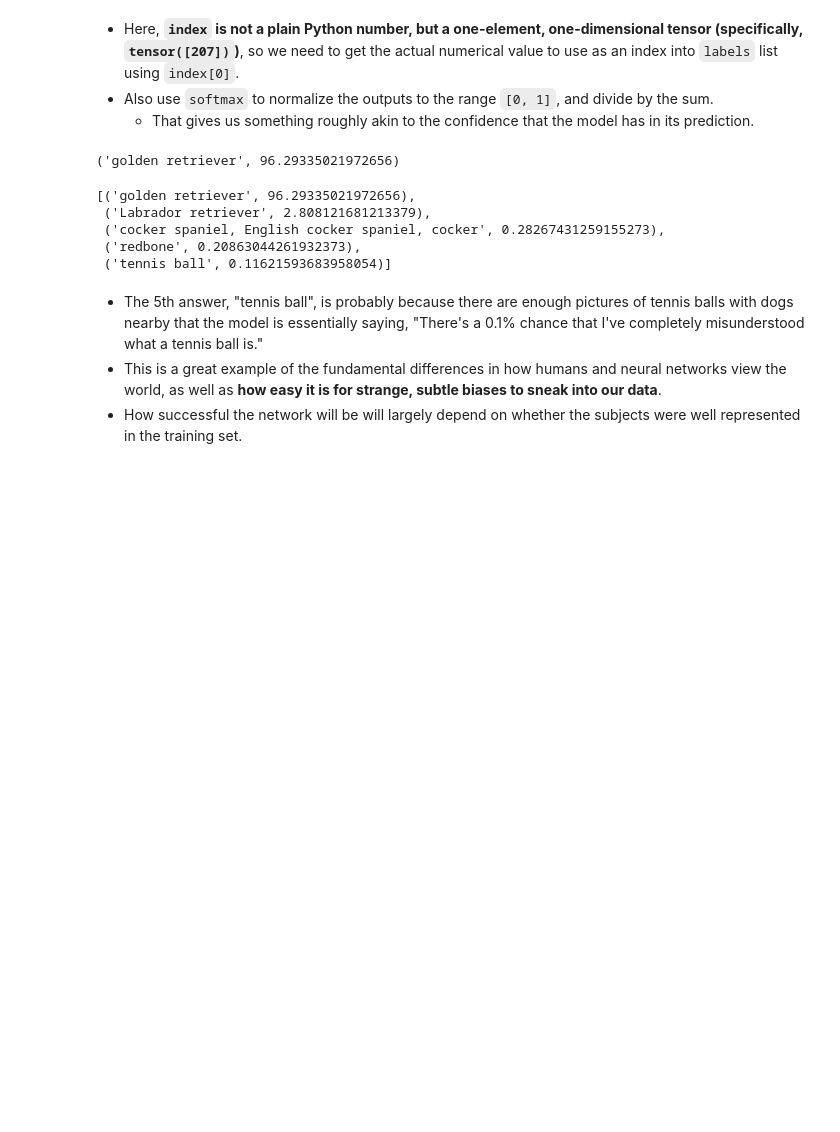
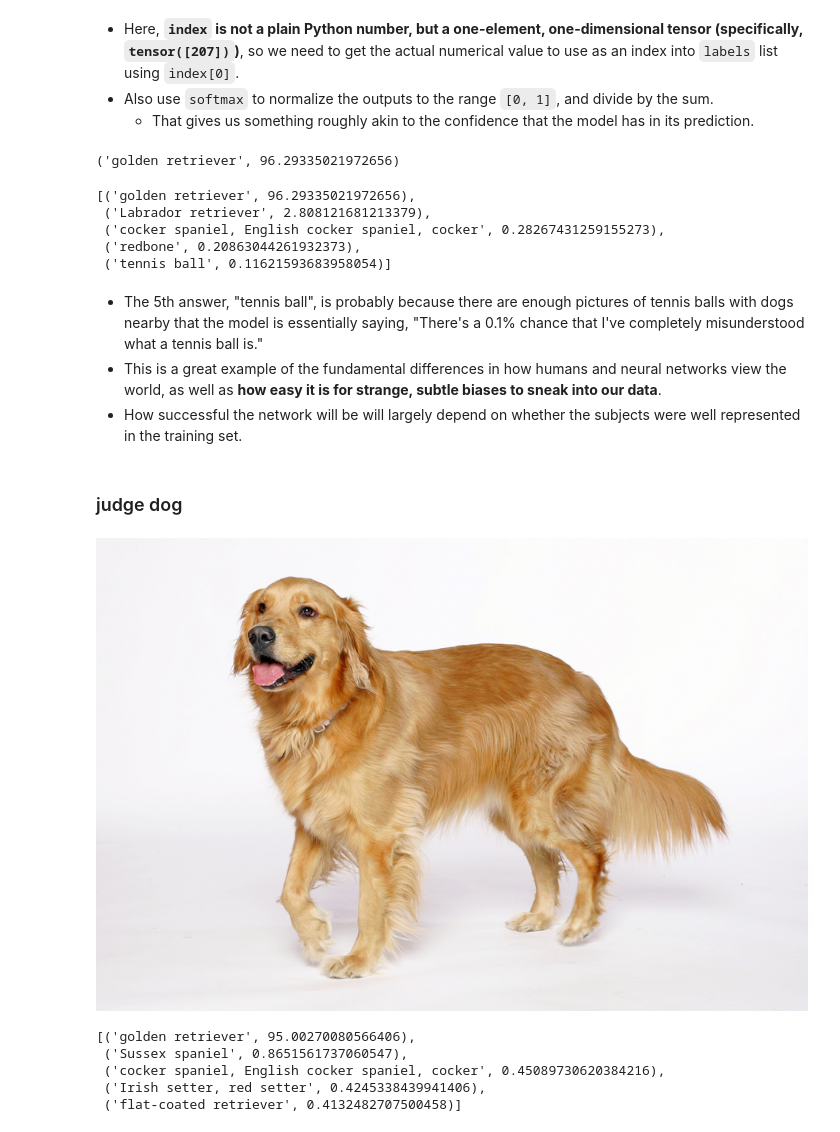
Before and after one commit to youngsend/DeepLearningAndCloud, a Jupyter notebook: Deep-Learning-with-PyTorch/Core-PyTorch/c2-1-a-pretrained-network-that-recognizes-the-subject-of-an-image.ipynb, the cells around one changed output. Cells and saved outputs as stored; diff of their text form; code cells hidden in the pictures; blank space fills up the shorter version.

Commit message:
Test one more dog.

```diff
--- a/Deep-Learning-with-PyTorch/Core-PyTorch/c2-1-a-pretrained-network-that-recognizes-the-subject-of-an-image.ipynb
+++ b/Deep-Learning-with-PyTorch/Core-PyTorch/c2-1-a-pretrained-network-that-recognizes-the-subject-of-an-image.ipynb
@@ -188,3 +170,10 @@ _, indices = torch.sort(out, descending=True)
 - The 5th answer, "tennis ball", is probably because there are enough pictures of tennis balls with dogs nearby that the model is essentially saying, "There's a 0.1% chance that I've completely misunderstood what a tennis ball is."
 - This is a great example of the fundamental differences in how humans and neural networks view the world, as well as **how easy it is for strange, subtle biases to sneak into our data**.
 - How successful the network will be will largely depend on whether the subjects were well represented in the training set.
+# %% [markdown]
+### judge dog
+# %%
+img_test = Image.open('../data/p1ch2/retrie_noun_002_31008.jpg')
+img_test
+# %% [output]
+[figure, added]
@@ -190,0 +184,10 @@ _, indices = torch.sort(out, descending=True)
+# %%
+percentage = torch.nn.functional.softmax(out_test, dim=1)[0] * 100
+_, indices = torch.sort(out_test, descending=True)
+[(labels[idx], percentage[idx].item()) for idx in indices[0][:5]]
+# %% [output]
+[('golden retriever', 95.00270080566406),
+ ('Sussex spaniel', 0.8651561737060547),
+ ('cocker spaniel, English cocker spaniel, cocker', 0.45089730620384216),
+ ('Irish setter, red setter', 0.4245338439941406),
+ ('flat-coated retriever', 0.4132482707500458)]
```
Also changed, not shown: parts of 2 cells of this notebook, 1 other file.
